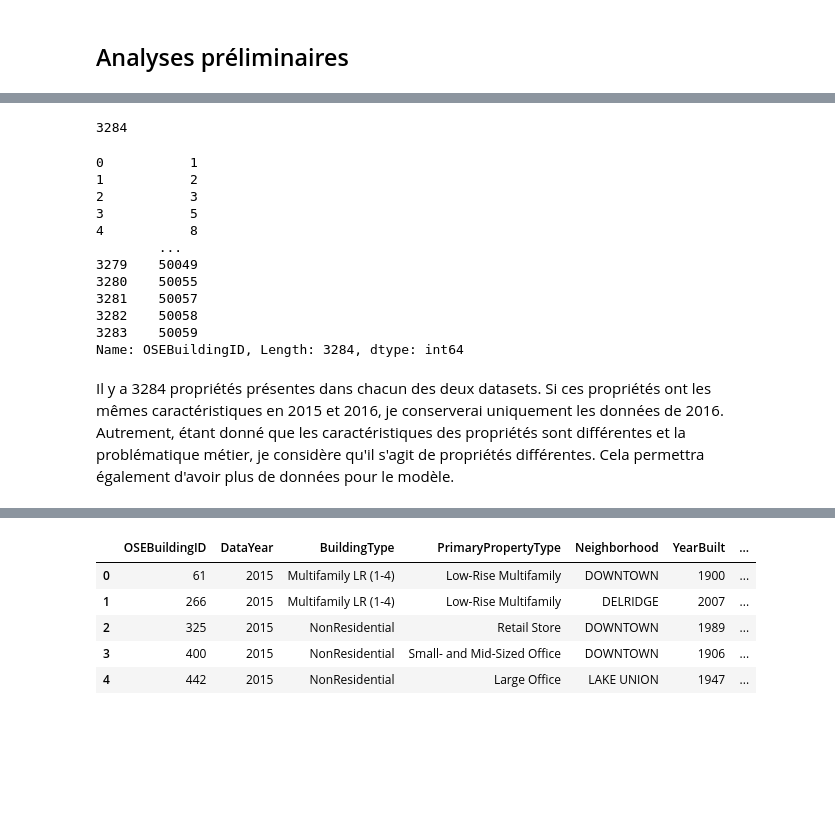
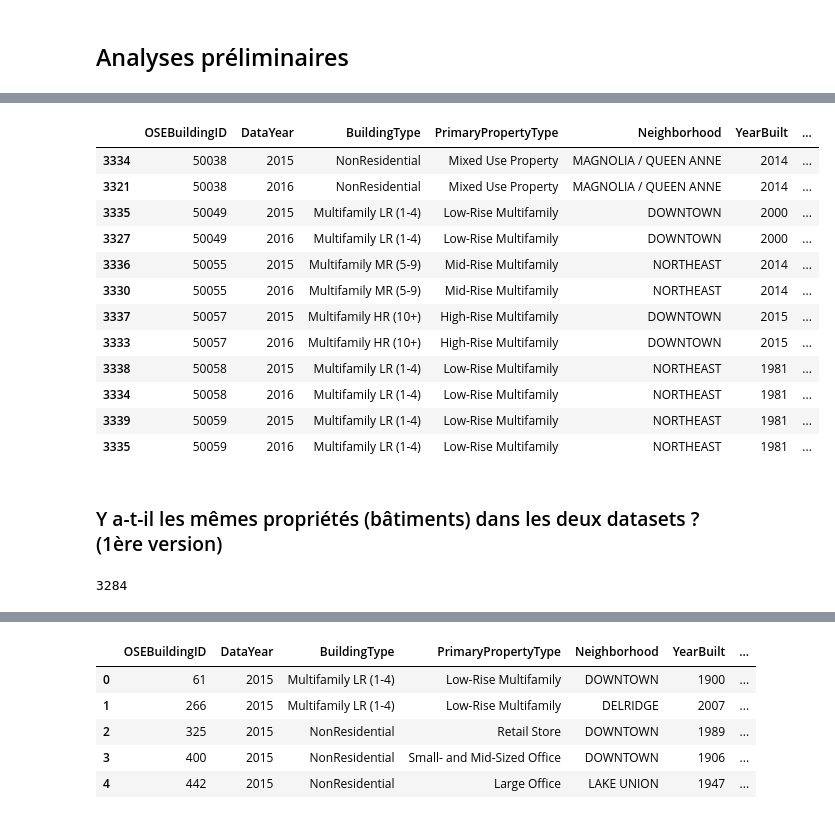
Before and after one commit to sebastienbourgeois/oc-p4-anticiper-besoin-consommation-batiments, a Jupyter notebook: Pelec_01_notebook.ipynb, the cells around one changed output, grey strips where cells are left out. Saved outputs shown, nothing was run; the diff lists cells and outputs as text; code cells hidden in the pictures; blank space fills up the shorter version.

Commit message:
MAJ notebook : début du travail sur la gestion des propriétés en doublons (v2)

```diff
--- a/Pelec_01_notebook.ipynb
+++ b/Pelec_01_notebook.ipynb
@@ -324,23 +344,25 @@ memory usage: 1.2+ MB
+# %%
+pd.set_option("display.max_columns", 70)
+batiments_data[batiments_data.OSEBuildingID.isin(liste_ID_proprietes_communes)].sort_values(by=['OSEBuildingID', 'DataYear']).tail(12)
+# %% [output]
+|  | OSEBuildingID | DataYear | BuildingType | PrimaryPropertyType | Neighborhood | YearBuilt | ... |
+| 3334 | 50038 | 2015 | NonResidential | Mixed Use Property | MAGNOLIA / QUEEN ANNE | 2014 | ... |
+| 3321 | 50038 | 2016 | NonResidential | Mixed Use Property | MAGNOLIA / QUEEN ANNE | 2014 | ... |
+| 3335 | 50049 | 2015 | Multifamily LR (1-4) | Low-Rise Multifamily | DOWNTOWN | 2000 | ... |
+| 3327 | 50049 | 2016 | Multifamily LR (1-4) | Low-Rise Multifamily | DOWNTOWN | 2000 | ... |
+| 3336 | 50055 | 2015 | Multifamily MR (5-9) | Mid-Rise Multifamily | NORTHEAST | 2014 | ... |
+| 3330 | 50055 | 2016 | Multifamily MR (5-9) | Mid-Rise Multifamily | NORTHEAST | 2014 | ... |
+| 3337 | 50057 | 2015 | Multifamily HR (10+) | High-Rise Multifamily | DOWNTOWN | 2015 | ... |
+| 3333 | 50057 | 2016 | Multifamily HR (10+) | High-Rise Multifamily | DOWNTOWN | 2015 | ... |
+| 3338 | 50058 | 2015 | Multifamily LR (1-4) | Low-Rise Multifamily | NORTHEAST | 1981 | ... |
+| 3334 | 50058 | 2016 | Multifamily LR (1-4) | Low-Rise Multifamily | NORTHEAST | 1981 | ... |
+| 3339 | 50059 | 2015 | Multifamily LR (1-4) | Low-Rise Multifamily | NORTHEAST | 1981 | ... |
+| 3335 | 50059 | 2016 | Multifamily LR (1-4) | Low-Rise Multifamily | NORTHEAST | 1981 | ... |
+# %% [markdown]
+### Y a-t-il les mêmes propriétés (bâtiments) dans les deux datasets ? (1ère version)
 # %%
 liste_ID_proprietes_communes = batiments_2015_data.merge(batiments_2016_data, on='OSEBuildingID')['OSEBuildingID']
 # %%
 len(liste_ID_proprietes_communes)
 # %% [output]
 3284
-# %%
-liste_ID_proprietes_communes
-# %% [output]
-0           1
-1           2
-2           3
-3           5
-4           8
-        ...
-3279    50049
-3280    50055
-3281    50057
-3282    50058
-3283    50059
-Name: OSEBuildingID, Length: 3284, dtype: int64
-# %% [markdown]
-Il y a 3284 propriétés présentes dans chacun des deux datasets. Si ces propriétés ont les mêmes caractéristiques en 2015 et 2016, je conserverai uniquement les données de 2016. Autrement, étant donné que les caractéristiques des propriétés sont différentes et la problématique métier, je considère qu'il s'agit de propriétés différentes. Cela permettra également d'avoir plus de données pour le modèle.
```
Also changed, not shown: parts of 7 cells of this notebook.
